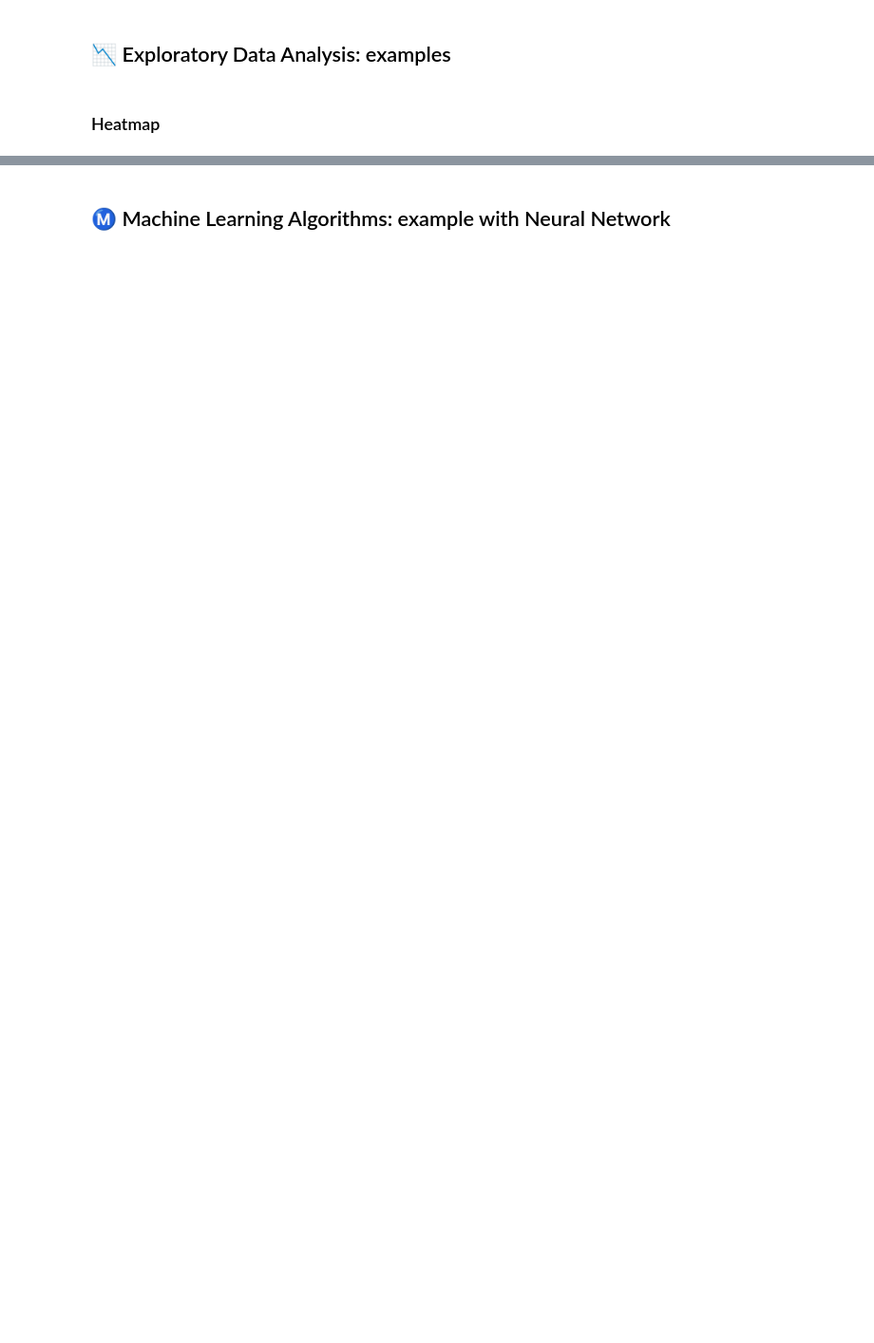
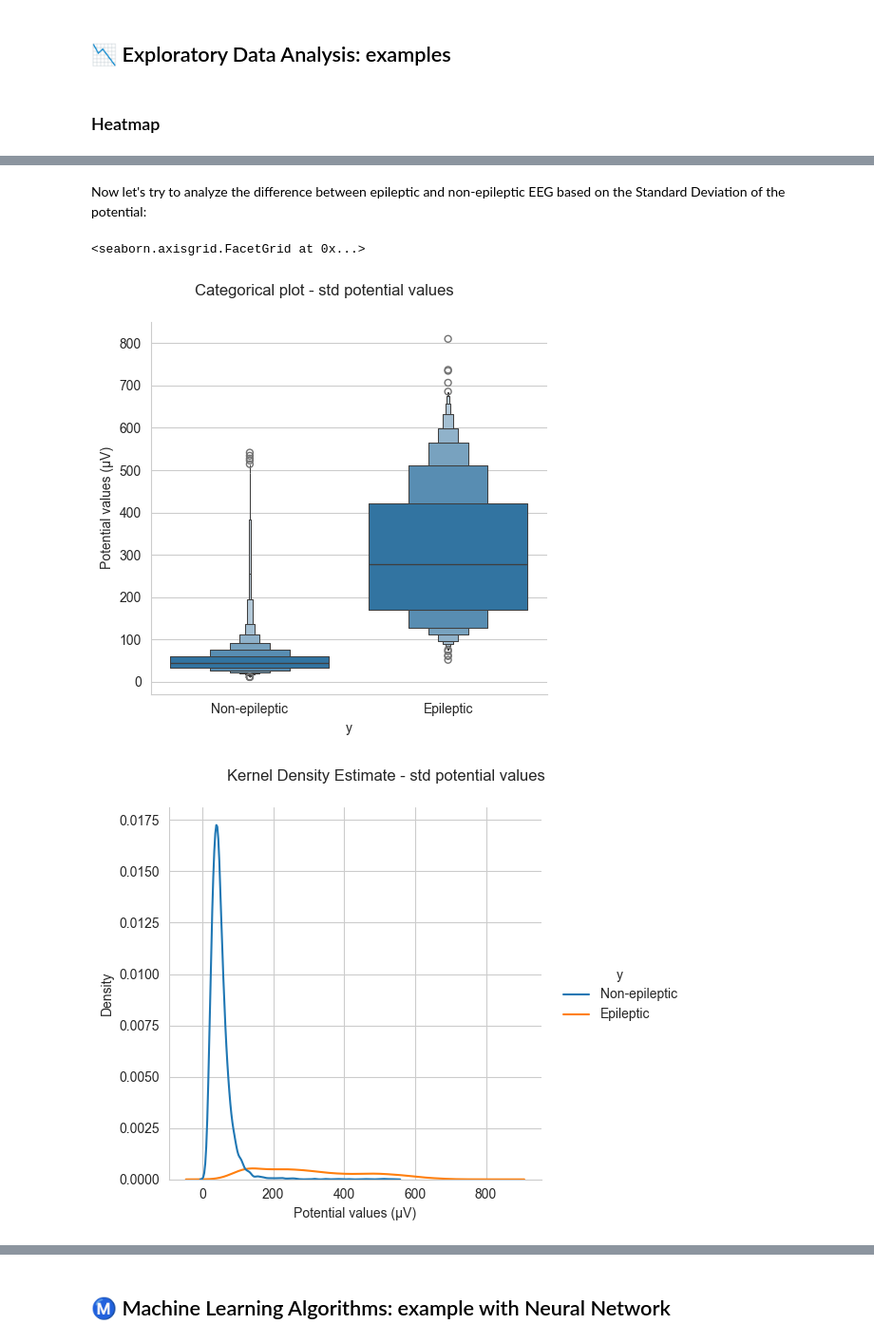
Before and after one commit to bertonfederico/EpilepticSeizureRecognition, a Jupyter notebook: README.ipynb, the cells around one changed output, grey strips where cells are left out. Shown at 95% size. Cells and saved outputs as stored; diff of their text form; code cells hidden in the pictures; blank space fills up the shorter version.

```diff
--- a/README.ipynb
+++ b/README.ipynb
@@ -127,0 +196,51 @@ plt.show()
+# %% [markdown]
+Now let's try to analyze the difference between epileptic and non-epileptic EEG based on the Standard Deviation of the potential:
+# %%
+# calculating Standard Deviation
+df_potential_std = data_exploratory.iloc[:, 0:178]
+df_potential_std = df_potential_std.std(axis=1).reset_index()
+df_potential_std['y'] = data_exploratory['y']
+df_potential_std['id'] = df_potential_std.index + 1
+
+
+# categorical plot
+cat = sns.catplot(
+    data=df_potential_std,
+    kind='boxen',
+    x='y',
+    y=0
+)
+cat.set_ylabels('Potential values (μV)', clear_inner=False)
+cat.fig.subplots_adjust(top=.9)
+cat.fig.suptitle("Categorical plot - std potential values")
+
+
+# distribution plot with Kernel Density Estimation
+dist = sns.displot(
+    data=df_potential_std,
+    kind='kde',
+    x=0,
+    hue='y',
+)
+dist.fig.subplots_adjust(top=.9)
+dist.fig.suptitle("Kernel Density Estimate - std potential values")
+dist.set_xlabels('Potential values (μV)', clear_inner=False)
+
+
+# relational plot
+rel = sns.relplot(
+    data=df_potential_std,
+    x='id',
+    y=0,
+    col='y',
+    edgecolor='#CCFFFF'
+)
+rel.set_xlabels('Neurological beats recordings', clear_inner=False)
+rel.set_ylabels('Potential values (μV)', clear_inner=False)
+rel.fig.subplots_adjust(top=.9)
+rel.fig.suptitle("Relational plot - std potential values")
+rel.set(xticklabels=[])
+# %% [output]
+<seaborn.axisgrid.FacetGrid at 0x...>
+[figure, added]
+[figure, added]
```
Also changed, not shown: parts of 54 cells of this notebook, 29 other files.
